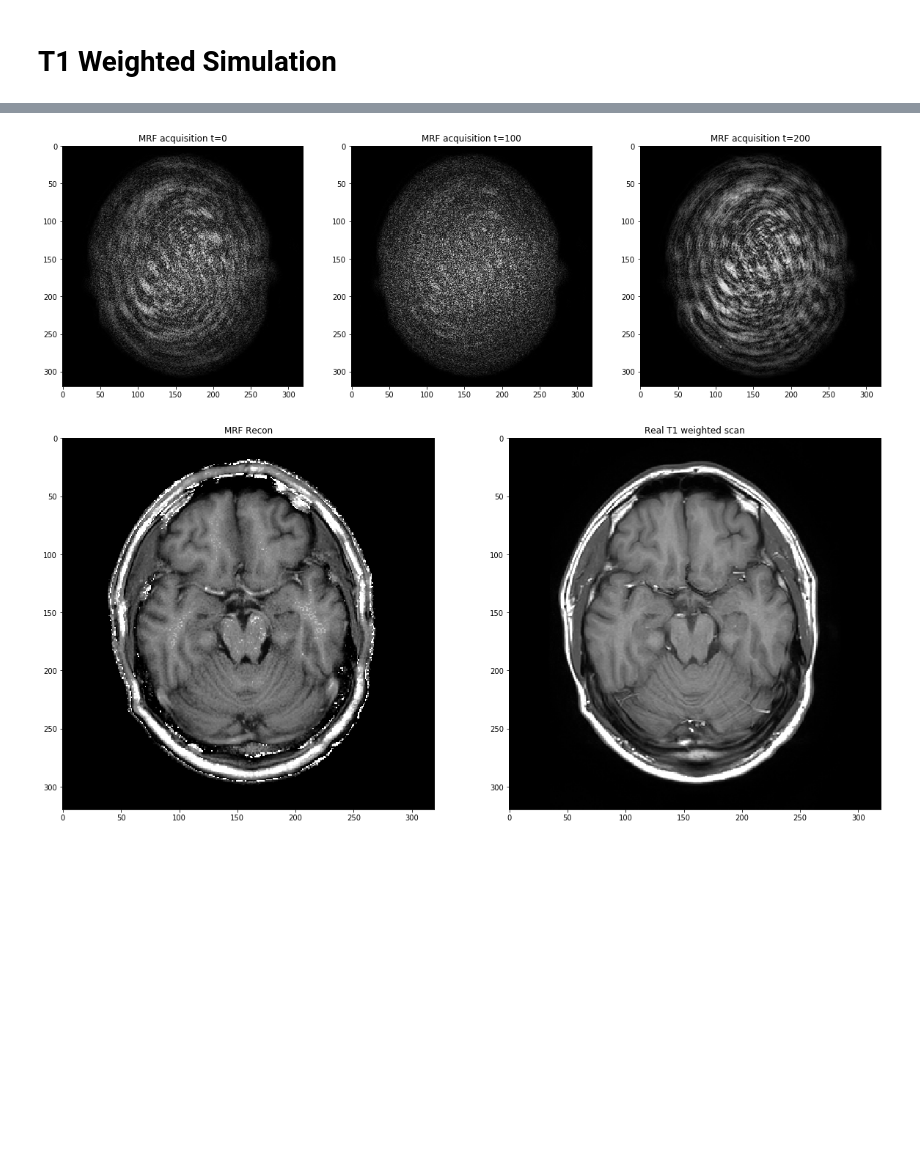
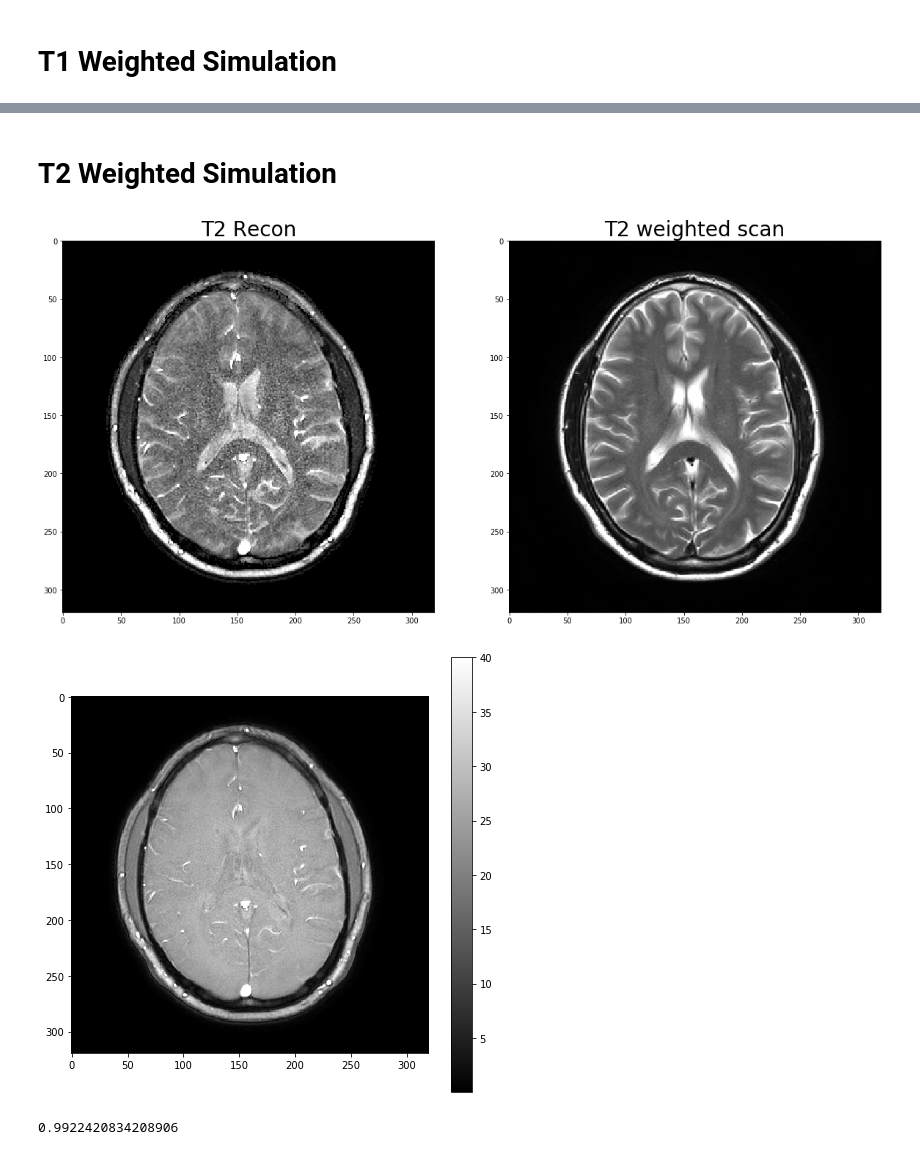
Before and after one commit to Ilya-Muromets/AutoMRF, a Jupyter notebook: MRF_Reconstruction.ipynb, the cells around one changed output, grey strips where cells are left out. Drawn from its saved outputs; the diff is of its cells as text; code cells hidden in the pictures; blank space fills up the shorter version.

Commit message:
graphing

```diff
--- a/MRF_Reconstruction.ipynb
+++ b/MRF_Reconstruction.ipynb
@@ -106,14 +101,24 @@ NameError: name 'res' is not defined
 # np.save("outputs/MRF_dictionary_recon/PD_mapping" + str(i) + ".npy",PD_mapping)
 # np.save("outputs/MRF_dictionary_recon/T1_mapping" + str(i) + ".npy",T1_mapping)
 # np.save("outputs/MRF_dictionary_recon/T2_mapping" + str(i) + ".npy",T2_mapping)
-i = 1
+i = 6
 
 
-PD_mapping = np.load("outputs/MRF_dictionary_recon/PD_mapping" + str(i) + ".npy")
-T1_mapping = np.load("outputs/MRF_dictionary_recon/T1_mapping" + str(i) + ".npy")
-T2_mapping = np.load("outputs/MRF_dictionary_recon/T2_mapping" + str(i) + ".npy")
+PD_mapping = np.load("outputs/MRF_dictionary_recon/PD_mapping" + str(i) + ".npy").astype(np.float64)
+T1_mapping = np.load("outputs/MRF_dictionary_recon/T1_mapping" + str(i) + ".npy").astype(np.float64)
+T2_mapping = np.load("outputs/MRF_dictionary_recon/T2_mapping" + str(i) + ".npy").astype(np.float64)
 mask = np.load("data/MRF_test_masks/MRF_norm_volunteer12_" + str(i) + ".npy")
 T1W = np.load("data/T1w_test/T1_norm_volunteer12_" + str(i) + ".npy")[0]
 T2W = np.load("data/T2w_test/T2_norm_volunteer12_" + str(i) + ".npy")[0]
 # %% [markdown]
  # T1 Weighted Simulation
+# %%
+TE = 15e-3
+TR = 450e-3
+
+T2_mapping[mask == 0] = 0
+T1_mapping[mask == 0] = 0
+
+T1W_recon = np.abs(PD_mapping * (1 - np.exp(-(TR-TE)/T1_mapping)) * np.exp(-TE/T2_mapping))
+T1W_recon = hist_match(T1W_recon, T1W)
+T1W_recon[mask == 0] = 0
@@ -120,39 +140,22 @@ T2W = np.load("data/T2w_test/T2_norm_volunteer12_" + str(i) + ".npy")[0]
+# %% [markdown]
+ # T2 Weighted Simulation
 # %%
-TE = 450e-3
-TR = 15e-3
-T1W_recon = np.abs(PD_mapping * (1 - np.exp(-(TR-TE)/T1_mapping)) * np.exp(-TE/T2_mapping))
-T1W_recon[mask == 0] = 0
-T1W_recon = hist_match(T1W_recon, T1W)
+TE = 110
+TR = 1990
+T2W_recon = np.abs(PD_mapping * (1 - np.exp(-(TR-TE)/T1_mapping)) * np.exp(-TE/T2_mapping))
+# T2W_recon = hist_match(T2W_recon, T2W)
+# T2W_recon[mask == 0] = 0
 # %%
 plt.figure(figsize=(20,20))
-plt.subplot(1, 3, 1)
-plt.title("MRF acquisition t=0")
-plt.imshow(np.abs(test[0]), cmap="gray")
+plt.subplot(1, 2, 1)
+plt.title("T2 Recon", fontsize=28)
+plt.imshow(T2W_recon, cmap="gray", vmax=np.percentile(T2W_recon, 99))
 # plt.colorbar()
 
-plt.subplot(1, 3, 2)
-plt.title("MRF acquisition t=100")
-plt.imshow(np.abs(test[100]), cmap="gray")
-
-plt.subplot(1, 3, 3)
-plt.title("MRF acquisition t=200")
-plt.imshow(np.abs(test[200]), cmap="gray")
-
+plt.subplot(1, 2, 2)
+plt.title("T2 weighted scan", fontsize=28)
+plt.imshow(T2W, cmap="gray")
 plt.show()
 # %% [output]
-[figure, old version]
+[figure, new version]
-# %%
-plt.figure(figsize=(20,20))
-plt.subplot(1, 2, 1)
-plt.title("MRF Recon")
-plt.imshow(T1W_recon, cmap="gray")
-# plt.colorbar()
-
-plt.subplot(1, 2, 2)
-plt.title("Real T1 weighted scan")
-plt.imshow(T1W, cmap="gray")
-
-plt.show()
-# %% [output]
-[figure, removed]
 # %%
@@ -164,5 +166,11 @@ x = np.abs(np.mean(x, axis=0))
 # %%
-plt.figure(figsize=(10,10))
-plt.imshow(T2W, cmap="gray")
-plt.colorbar(label="T1 (ms)")
+plt.figure(figsize=(8,8))
+plt.imshow(PD_mapping, cmap="gray", vmax=40)
+plt.colorbar()
 plt.show()
+# %% [output]
+[figure, added]
+# %%
+np.mean(b)
+# %% [output]
+0.9922420834208906
```
Also changed, not shown: parts of 9 cells of this notebook, 3 other files.
